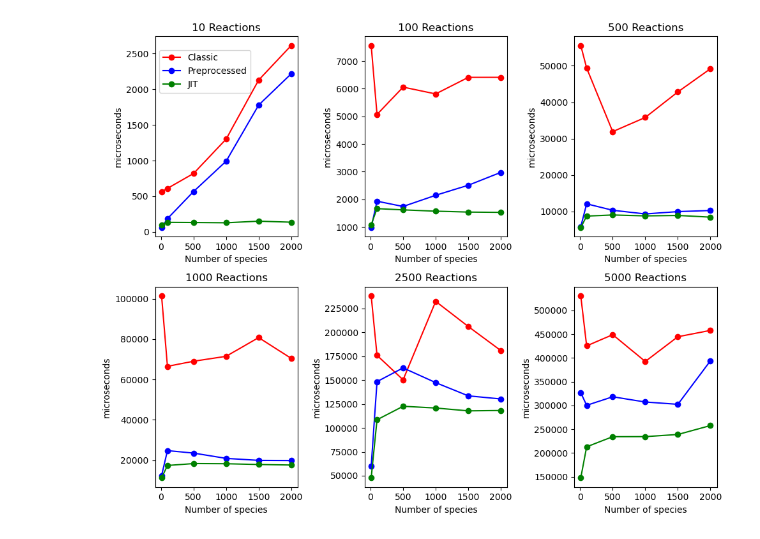
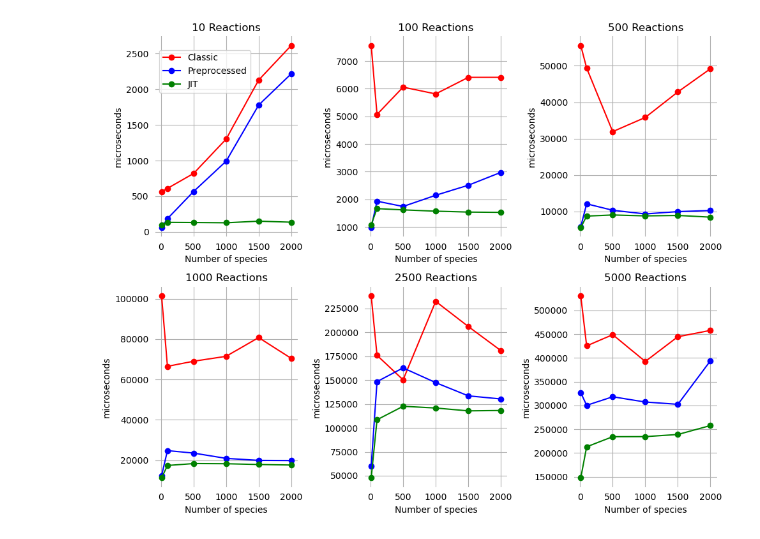
Before and after one commit to mattldawson/jit_test, a Jupyter notebook: plots/JIT.ipynb, the cells around one changed output. Drawn from its saved outputs; the diff is of its cells as text; code cells hidden in the pictures.

```diff
--- a/plots/JIT.ipynb
+++ b/plots/JIT.ipynb
@@ -71,20 +71,23 @@ results['Preprocessed Speedup'] = results.Classic / results.Preprocessed
 # %%
 fig, axes = plt.subplots(nrows=2, ncols=3, figsize=(10, 8))
 
 for nreacts, ax in zip(results.Reactions.unique(), axes.ravel()):
     _sub = results[results.Reactions == nreacts]
     for column, color in [('Classic', 'r'), ('Preprocessed', 'b'), ('JIT', 'g')]:
         ax.plot(_sub.Species, _sub[column], color=color, label=column, marker='o')
 
     ax.set_ylabel('microseconds')
     ax.set_xlabel('Number of species')
     ax.set_title(f'{nreacts} Reactions')
+    ax.spines[:].set_visible(False)
+    ax.grid()
+    ax.tick_params(width=0, which='both')
 
 handles, labels = ax.get_legend_handles_labels()
 fig.legend(handles, labels, loc = (0.1, 0.85))
 fig.tight_layout()
 # %% [output]
-[figure, old version]
+[figure, new version]
 # %%
 fig, axes = plt.subplots(nrows=2, ncols=3, figsize=(10, 8))
 
```
Also changed, not shown: parts of 4 cells of this notebook.
